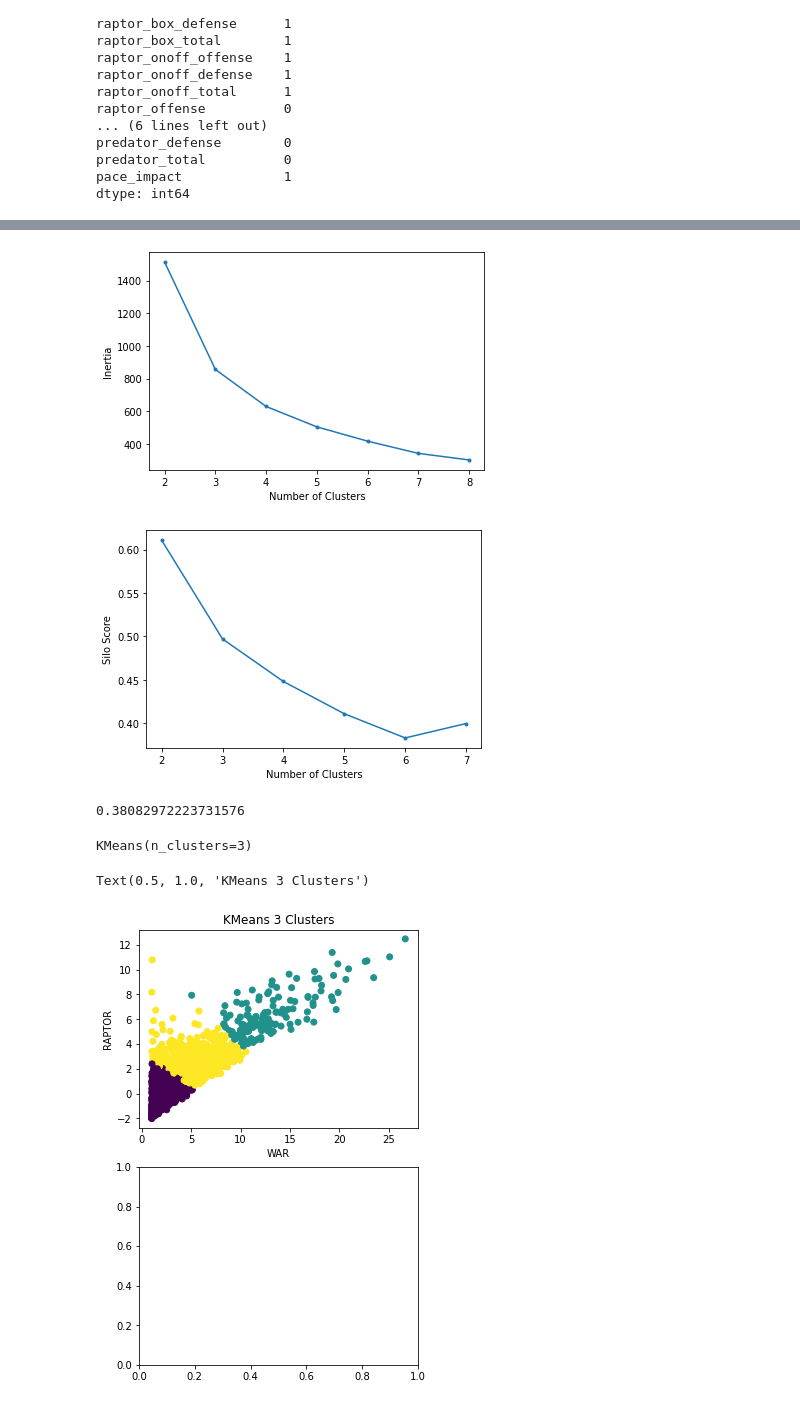
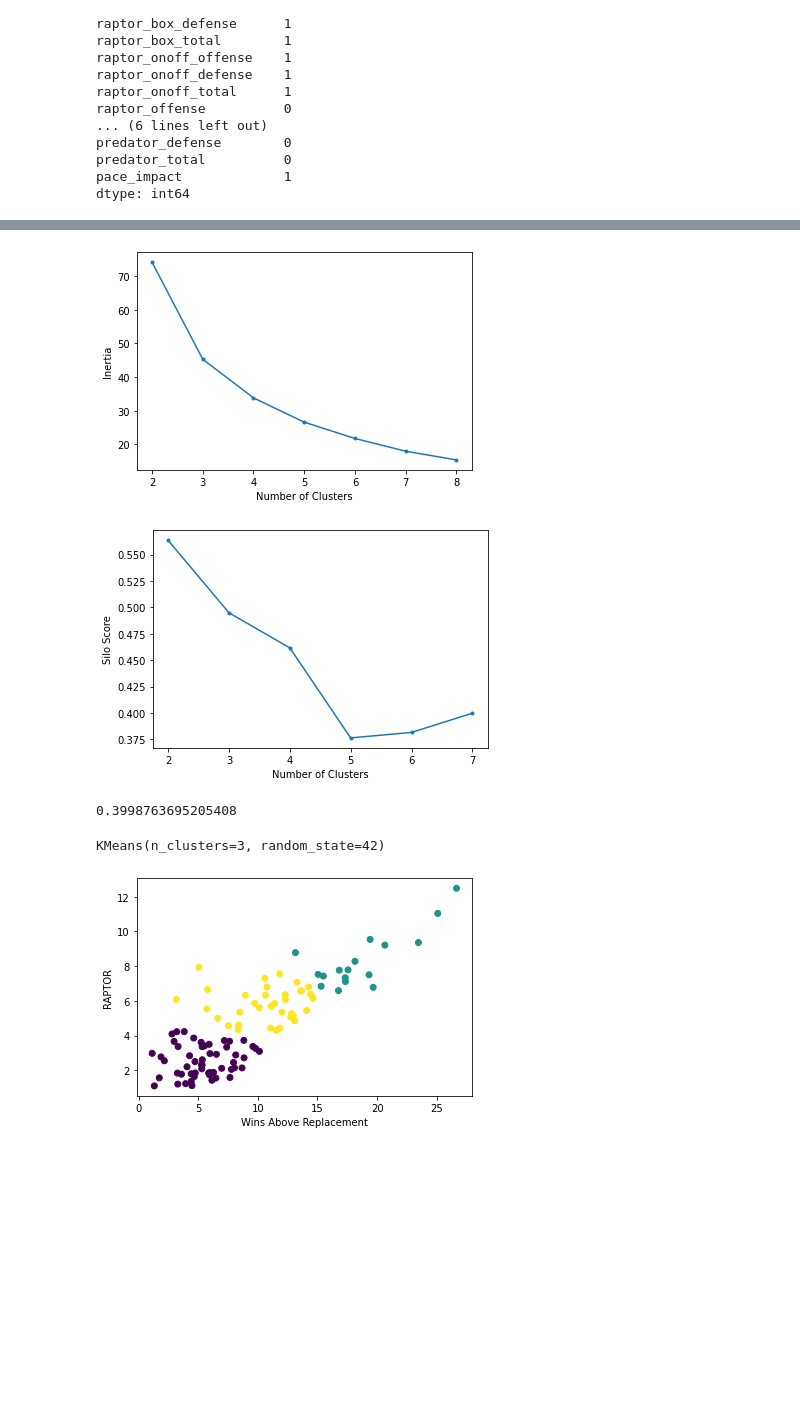
Before and after one commit to acafiero/sports-project2, a Jupyter notebook: Cafiero_Project_2.ipynb, the cells around one changed output, grey strips where cells are left out. Saved outputs shown, nothing was run; the diff lists cells and outputs as text; code cells hidden in the pictures; blank space fills up the shorter version.

```diff
--- a/Cafiero_Project_2.ipynb
+++ b/Cafiero_Project_2.ipynb
@@ -40,3 +38,6 @@ df = pd.read_csv('/content/modern_RAPTOR_by_player.csv')
+# %%
+url = 'https://raw.githubusercontent.com/acafiero/sports-project2/main/modern_RAPTOR_by_player.csv'
+df = pd.read_csv(url)
 # %%
 df.head()
 # %% [output]
@@ -141,6 +142,6 @@ predator_total          0
 pace_impact             1
 dtype: int64
 # %%
-df.drop(['player_id', 'season', 'raptor_box_offense', 'raptor_box_defense', 'raptor_onoff_offense', 'raptor_onoff_defense', 'raptor_offense', 'raptor_defense',  'war_reg_season', 'war_playoffs', 'predator_offense', 'predator_defense'], axis=1, inplace=True)
+df.drop(['player_name', 'player_id', 'season', 'raptor_box_offense', 'raptor_box_defense', 'raptor_onoff_offense', 'raptor_onoff_defense', 'raptor_offense', 'raptor_defense', 'raptor_box_total', 'war_reg_season', 'war_playoffs', 'predator_offense', 'predator_defense'], axis=1, inplace=True)
 df.head()
 # %% [output]
@@ -186,0 +154,6 @@ df.groupby('player_name')['war_total', 'raptor_total', 'poss', 'mp', 'raptor_ono
+# %%
+df = df.loc[df['war_total'] >= 1]
+df = df.loc[df['predator_total'] >= 1]
+df = df.loc[df['raptor_total'] >= 1]
+df = df.loc[df['pace_impact'] >= 1]
+df
@@ -293,7 +271,7 @@ plt.xlabel('Number of Clusters')
 plt.ylabel('Inertia')
 plt.show()
 # %% [output]
-[figure, old version]
+[figure, new version]
 # %%
 ks = range(2,8)
 sil = []
@@ -308,26 +286,24 @@ plt.xlabel('Number of Clusters')
 plt.ylabel('Silo Score')
 plt.show()
 # %% [output]
-[figure, old version]
+[figure, new version]
 # %%
 km = KMeans(n_clusters=2, random_state=42)
 km.fit(scaled_x)
 silhouette_score(scaled_x, kmeans.labels_)
 # %% [output]
-0.38082972223731576
+0.3998763695205408
 # %%
-kmeans3 = KMeans(n_clusters = 3)
+kmeans3 = KMeans(n_clusters = 3, random_state = 42)
 kmeans3.fit(scaled_x)
 # %% [output]
-KMeans(n_clusters=3)
+KMeans(n_clusters=3, random_state=42)
 # %%
 df['cluster3'] = kmeans3.labels_
 
-fig, axes = plt.subplots(2, figsize=(5,8))
-axes[0].scatter(df['war_total'], df['raptor_total'], c = df['cluster3'])
-axes[0].set_xlabel('WAR')
-axes[0].set_ylabel('RAPTOR')
-axes[0].set_title('KMeans 3 Clusters')
+plt.scatter(df['war_total'], df['raptor_total'], c = df['cluster3'])
+plt.xlabel("Wins Above Replacement")
+plt.ylabel("RAPTOR")
+plt.show()
 # %% [output]
-Text(0.5, 1.0, 'KMeans 3 Clusters')
-[figure, old version]
+[figure, new version]
```
Also changed, not shown: parts of 39 cells of this notebook.
